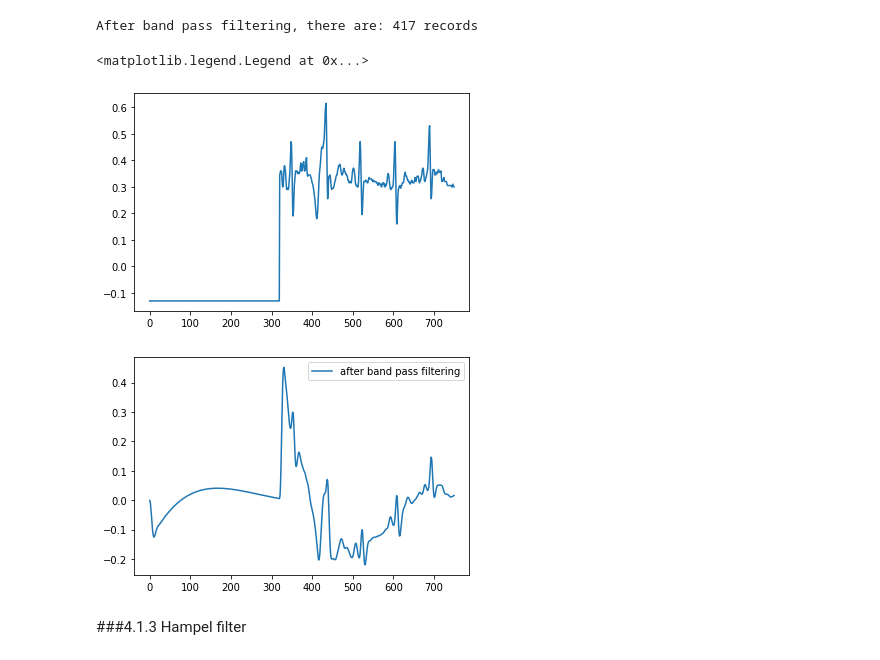
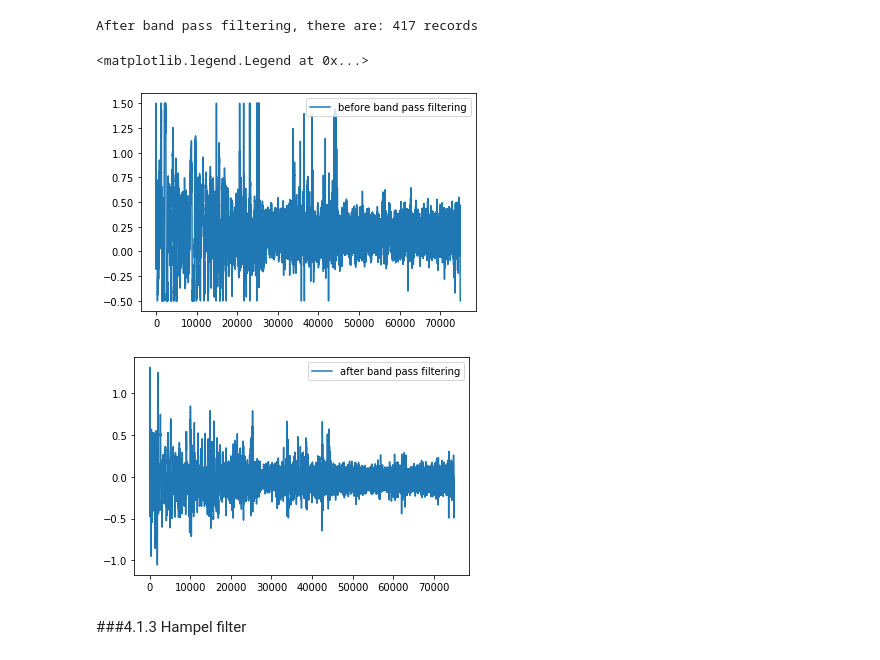
Before and after one commit to supertime1/Afib_PPG, a Jupyter notebook: Afib_Data_Clean.ipynb, the cells around one changed output. Cells and saved outputs as stored; diff of their text form; code cells hidden in the pictures.

```diff
--- a/Afib_Data_Clean.ipynb
+++ b/Afib_Data_Clean.ipynb
@@ -145,14 +165,15 @@ print("After band pass filtering, there are:", len(bf_ECG_signals), "records")
 # %% [output]
 After band pass filtering, there are: 417 records
 # %%
-plt.plot(raw_ECG_signals[2][:750],label="before band pass filtering")
+plt.plot(raw_ECG_signals[1][:75000],label="before band pass filtering")
+plt.legend()
 plt.figure()
-plt.plot(bf_ECG_signals[2][:750], label="after band pass filtering")
+plt.plot(bf_ECG_signals[1][:75000], label="after band pass filtering")
 plt.legend()
 # %% [output]
 <matplotlib.legend.Legend at 0x...>
-[figure, old version]
+[figure, new version]
-[figure, old version]
+[figure, new version]
 # %% [markdown]
 ###4.1.3 Hampel filter
 # %%
```
Also changed, not shown: parts of 22 cells of this notebook.
